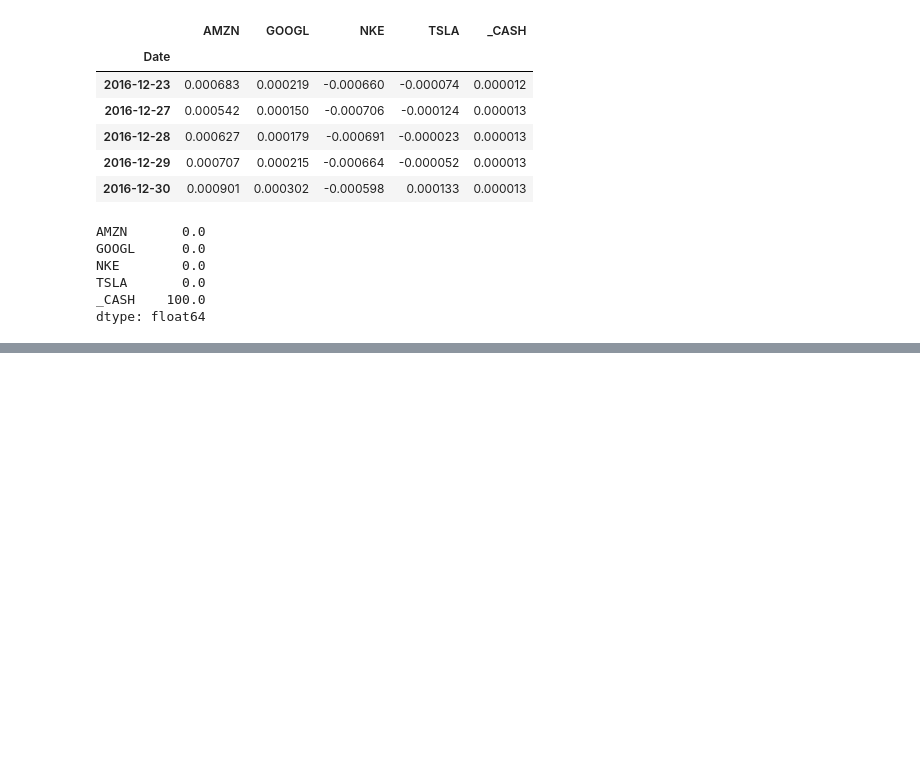
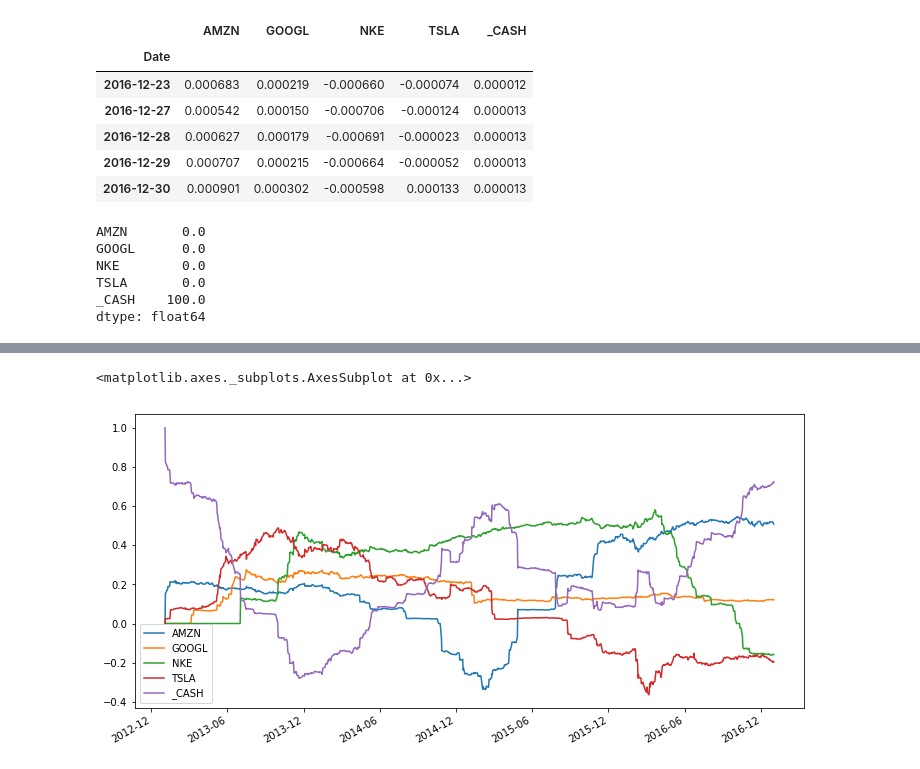
Before and after one commit to yowtzu/helium, a Jupyter notebook: examples/HelloWorld.ipynb, the cells around one changed output, grey strips where cells are left out. Saved outputs shown, nothing was run; the diff lists cells and outputs as text; code cells hidden in the pictures; blank space fills up the shorter version.

```diff
--- a/examples/HelloWorld.ipynb
+++ b/examples/HelloWorld.ipynb
@@ -328,0 +300,5 @@ result.v.plot(figsize=(12,5))
+# %%
+result.w.plot(figsize=(12,6))
+# %% [output]
+<matplotlib.axes._subplots.AxesSubplot at 0x...>
+[figure, added]
```
Also changed, not shown: parts of 7 cells of this notebook.
